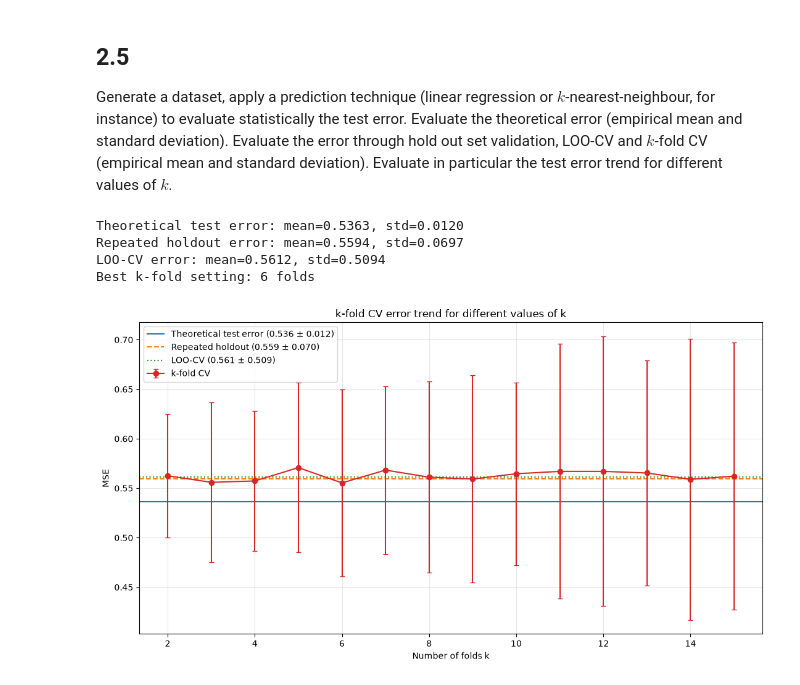
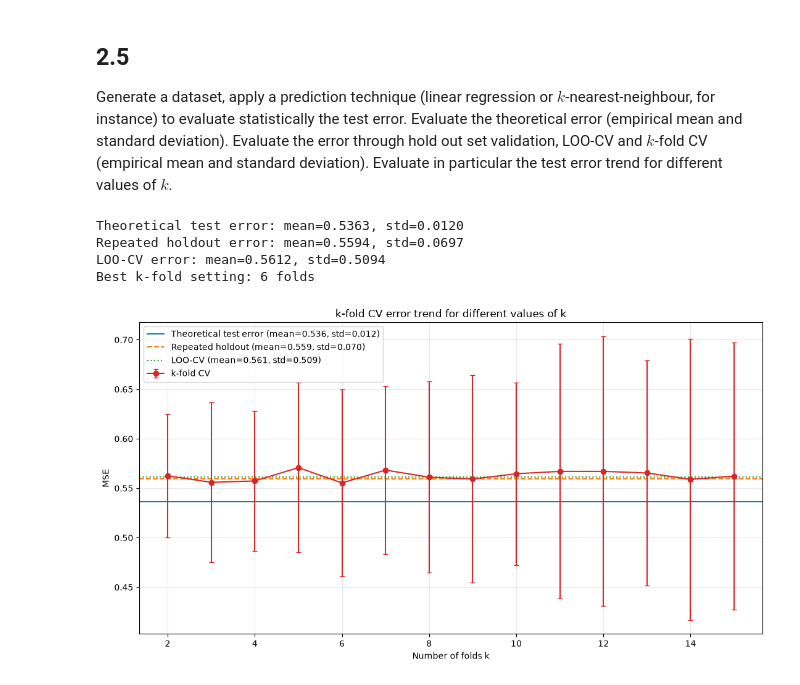
Before and after one commit to Iquadro1/analisi-dati, a Jupyter notebook: Foglio2.ipynb, the cells around one changed output. Saved outputs shown, nothing was run; the diff lists cells and outputs as text; code cells hidden in the pictures.

```diff
--- a/Foglio2.ipynb
+++ b/Foglio2.ipynb
@@ -271,39 +360,39 @@ plt.axhline(
     theoretical_mean,
     color="tab:blue",
     linestyle="-",
-    label=f"Theoretical test error ({theoretical_mean:.3f} ± {theoretical_std:.3f})",
+    label=f"Theoretical test error (mean={theoretical_mean:.3f}, std={theoretical_std:.3f})",
 )
 plt.axhline(
     holdout_mean,
     color="tab:orange",
     linestyle="--",
-    label=f"Repeated holdout ({holdout_mean:.3f} ± {holdout_std:.3f})",
+    label=f"Repeated holdout (mean={holdout_mean:.3f}, std={holdout_std:.3f})",
 )
 plt.axhline(
     loo_mean,
     color="tab:green",
     linestyle=":",
-    label=f"LOO-CV ({loo_mean:.3f} ± {loo_std:.3f})",
+    label=f"LOO-CV (mean={loo_mean:.3f}, std={loo_std:.3f})",
 )
 plt.errorbar(
     FOLD_VALUES,
     kfold_mean,
     yerr=kfold_std,
     marker="o",
     capsize=3,
     color="tab:red",
     label="k-fold CV",
 )
 plt.xlabel("Number of folds k")
 plt.ylabel("MSE")
 plt.title("k-fold CV error trend for different values of k")
 plt.grid(alpha=0.3)
 plt.legend()
 plt.tight_layout()
 plt.show()
 # %% [output]
 Theoretical test error: mean=0.5363, std=0.0120
 Repeated holdout error: mean=0.5594, std=0.0697
 LOO-CV error: mean=0.5612, std=0.5094
 Best k-fold setting: 6 folds
-[figure, old version]
+[figure, new version]
```
Also changed, not shown: parts of 6 cells of this notebook.
